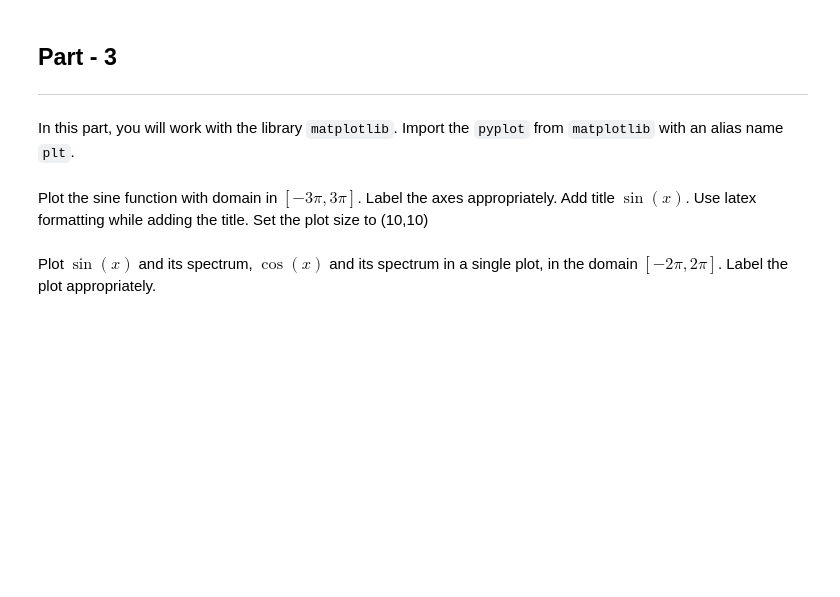
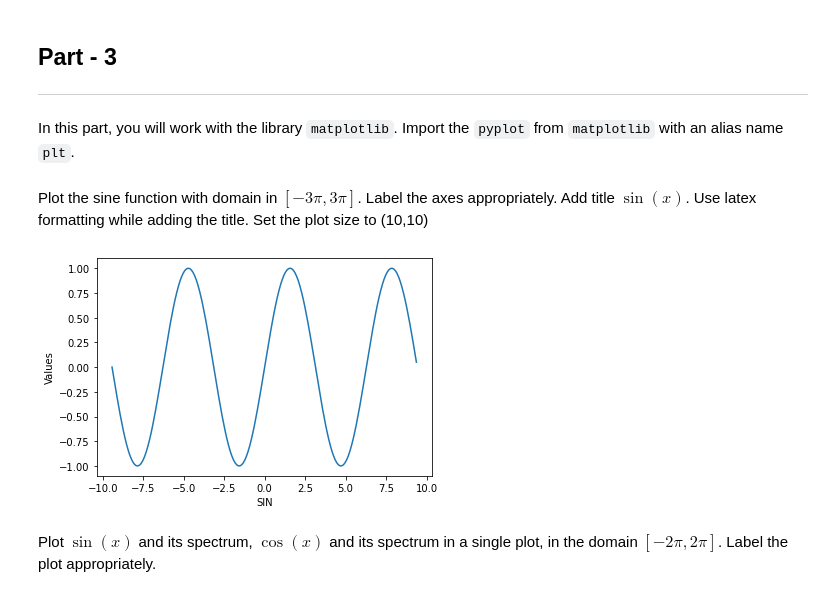
Before and after one commit to vrao1/SHALA-2020, a Jupyter notebook: Assignment_1_DS.ipynb, the cells around one changed output. Drawn from its saved outputs; the diff is of its cells as text; code cells hidden in the pictures; blank space fills up the shorter version.

```diff
--- a/Assignment_1_DS.ipynb
+++ b/Assignment_1_DS.ipynb
@@ -365,10 +476,12 @@ import math
 Plot the sine function with domain in $[-3\pi,3\pi]$. Label the axes appropriately. Add title $\sin(x)$. Use latex formatting while adding the title. Set the plot size to (10,10)
 # %%
 x=np.arange(-3*math.pi , 3*math.pi, 0.1)
-plt.plot(X=x, Y=math.sin)
+plt.plot(x, np.sin(x))
 plt.xlabel('SIN')
 plt.ylabel('Values')
 plt.show()
+# %% [output]
+[figure, added]
 # %% [markdown]
 Plot $\sin(x)$ and its spectrum, $\cos(x)$ and its spectrum in a single plot, in the domain $[-2\pi,2\pi]$. Label the plot appropriately.
 # %%
```
Also changed, not shown: parts of 14 cells of this notebook.
